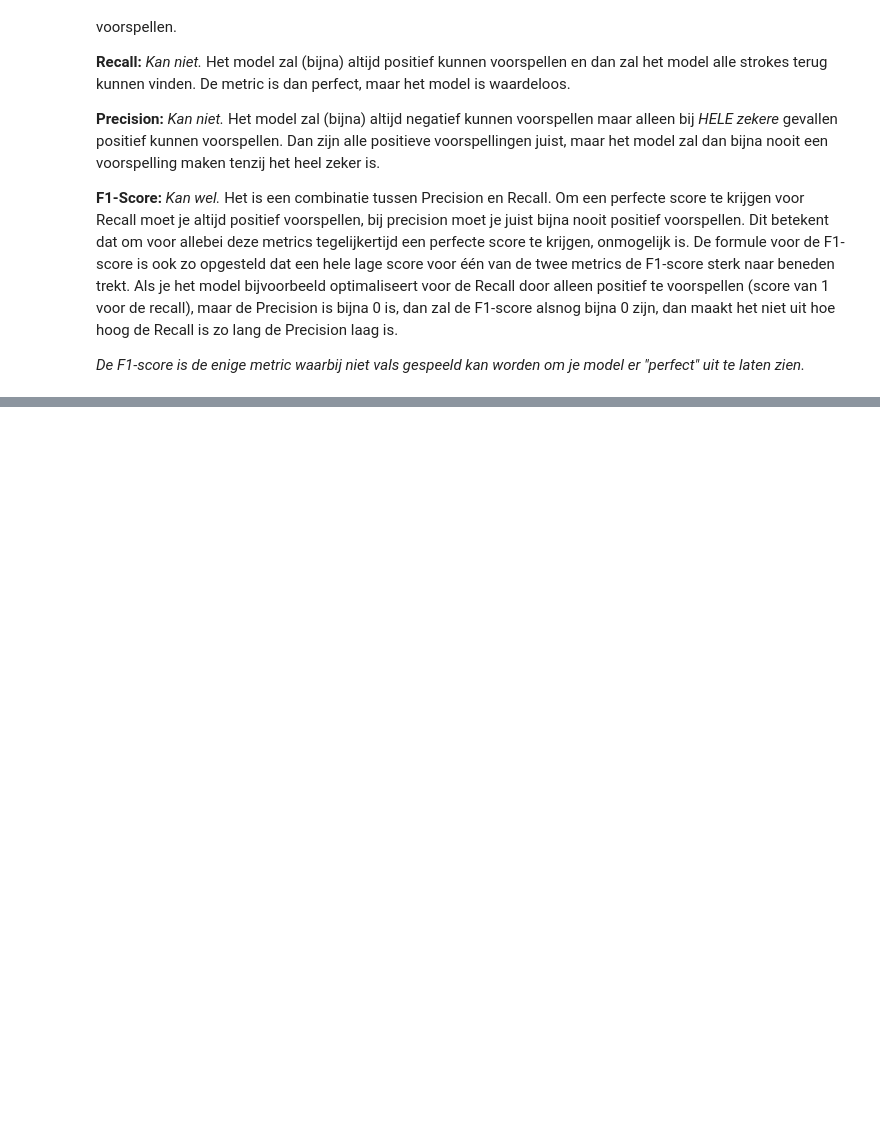
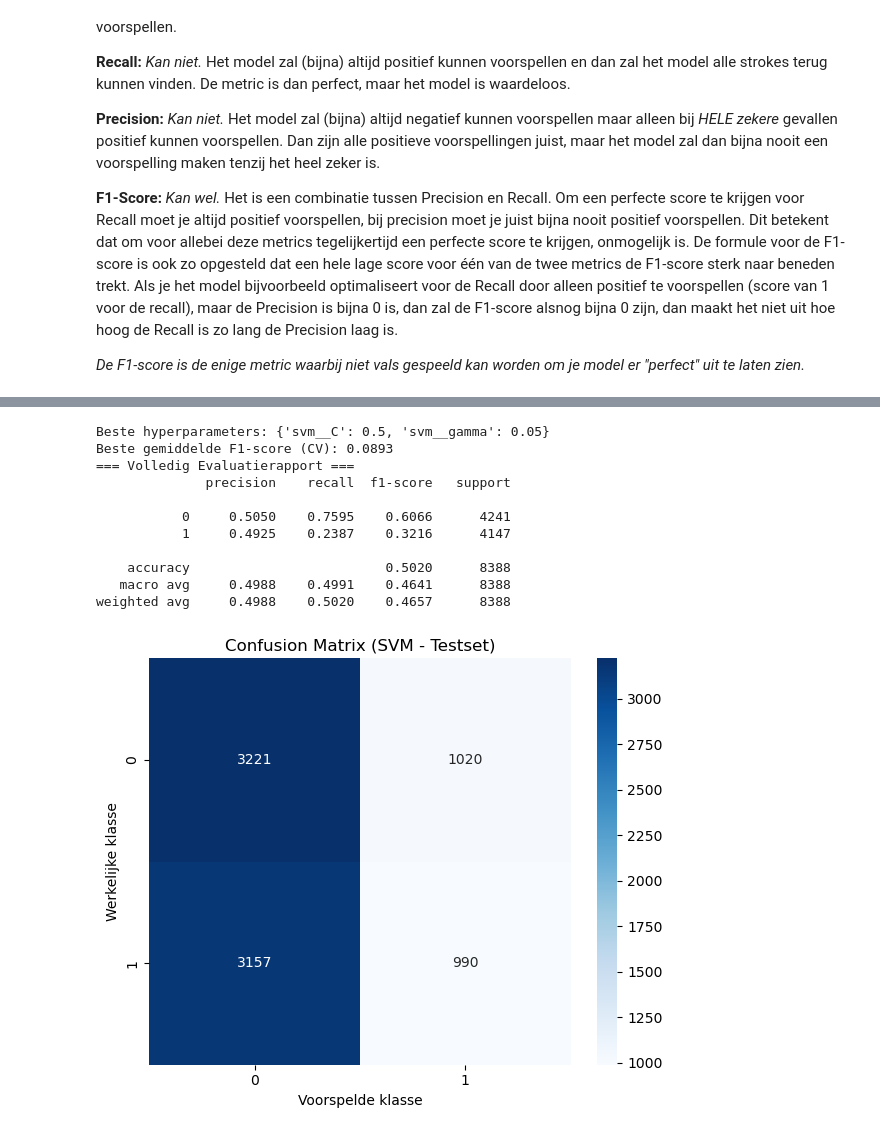
Before and after one commit to ikkekoe08/machine-learning, a Jupyter notebook: portfolio.ipynb, the cells around one changed output, grey strips where cells are left out. Cells and saved outputs as stored; diff of their text form; code cells hidden in the pictures; blank space fills up the shorter version.

```diff
--- a/portfolio.ipynb
+++ b/portfolio.ipynb
@@ -474,0 +923,78 @@ De beste manier om dit uit te leggen, is omdat het mogelijk is om bij elk andere
+# %%
+from sklearn.metrics import classification_report, confusion_matrix
+import matplotlib.pyplot as plt
+import seaborn as sns
+
+import pandas as pd
+from sklearn.model_selection import GridSearchCV, RepeatedStratifiedKFold
+from sklearn.pipeline import Pipeline
+from sklearn.preprocessing import StandardScaler
+from sklearn.svm import SVC
+
+# 1. Pipeline opzetten (voorkomt data leakage tijdens CV)
+pipeline = Pipeline([
+    ('scaler', StandardScaler()),
+    ('svm', SVC(kernel='rbf', class_weight='balanced', random_state=42))
+])
+
+# 2. Parametergrid definiëren
+param_grid = {
+    'svm__C': [0.1, 0.5, 1.0, 2.0, 5.0],
+    'svm__gamma': ['scale', 'auto', 0.01, 0.05, 0.1]
+}
+
+# 3. Repeated Stratified K-Fold CV (robuustere evaluatie bij imbalanced data)
+cv_strategy = RepeatedStratifiedKFold(n_splits=5, n_repeats=3, random_state=42)
+
+# 4. GridSearchCV met de pipeline
+grid_search = GridSearchCV(
+    estimator=pipeline,
+    param_grid=param_grid,
+    scoring='f1',
+    cv=cv_strategy,
+    n_jobs=-1
+)
+
+grid_search.fit(X_train, y_train)
+
+print(f"Beste hyperparameters: {grid_search.best_params_}")
+print(f"Beste gemiddelde F1-score (CV): {grid_search.best_score_:.4f}")
+
+# 5. Voorspellen op de testset
+best_model = grid_search.best_estimator_
+y_pred = best_model.predict(X_test)
+
+# 6. Volledig overzicht van metrieken (Accuracy, Precision, Recall, F1-score)
+print("=== Volledig Evaluatierapport ===")
+print(classification_report(y_test, y_pred, digits=4))
+
+# 7. Confusion matrix berekenen en visualiseren
+cm = confusion_matrix(y_test, y_pred)
+
+plt.figure(figsize=(6, 5))
+sns.heatmap(
+    cm,
+    annot=True,
+    fmt="d",
+    cmap="Blues",
+    xticklabels=[0, 1],
+    yticklabels=[0, 1],
+)
+plt.title("Confusion Matrix (SVM - Testset)")
+plt.xlabel("Voorspelde klasse")
+plt.ylabel("Werkelijke klasse")
+plt.tight_layout()
+plt.show()
+# %% [output]
+Beste hyperparameters: {'svm__C': 0.5, 'svm__gamma': 0.05}
+Beste gemiddelde F1-score (CV): 0.0893
+=== Volledig Evaluatierapport ===
+              precision    recall  f1-score   support
+
+           0     0.5050    0.7595    0.6066      4241
+           1     0.4925    0.2387    0.3216      4147
+
+    accuracy                         0.5020      8388
+   macro avg     0.4988    0.4991    0.4641      8388
+weighted avg     0.4988    0.5020    0.4657      8388
+[figure, added]
```
Also changed, not shown: parts of 20 cells of this notebook.
